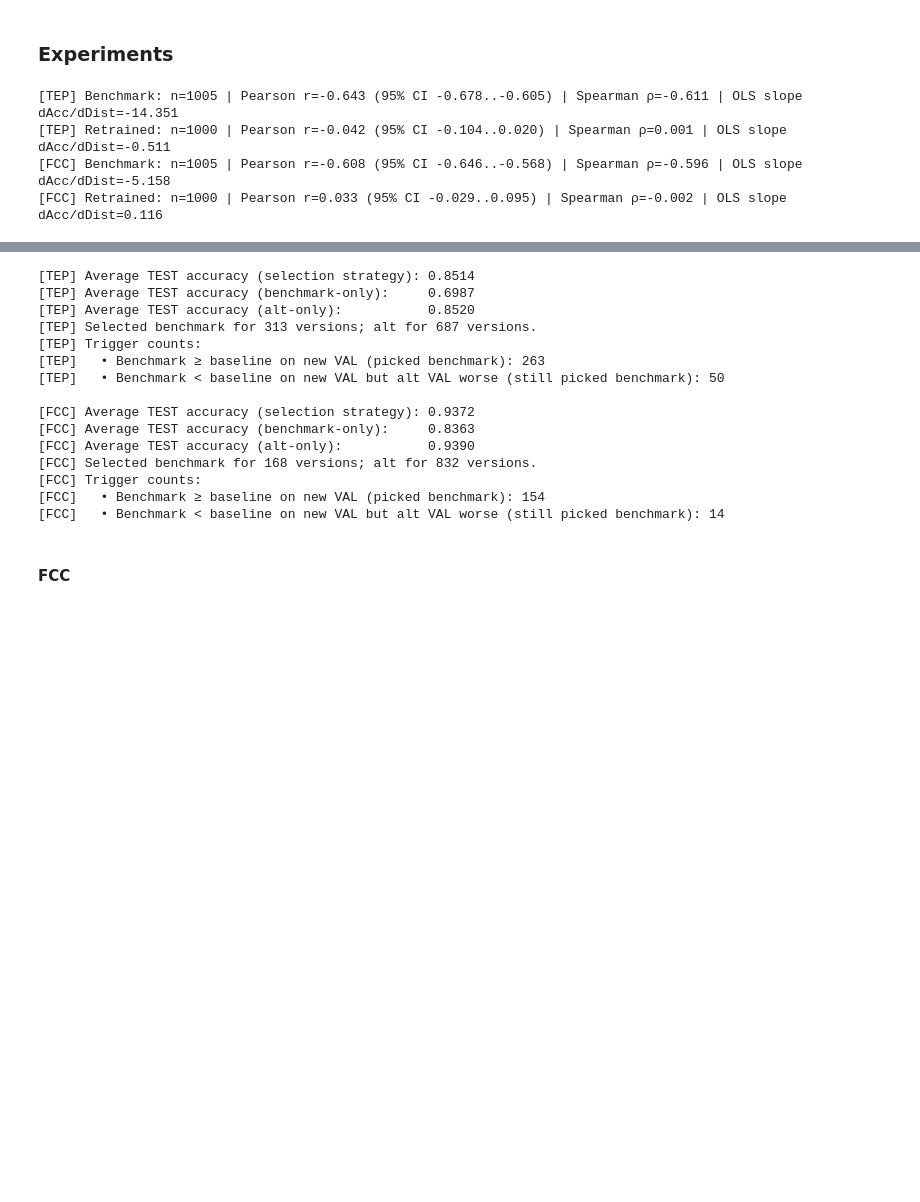
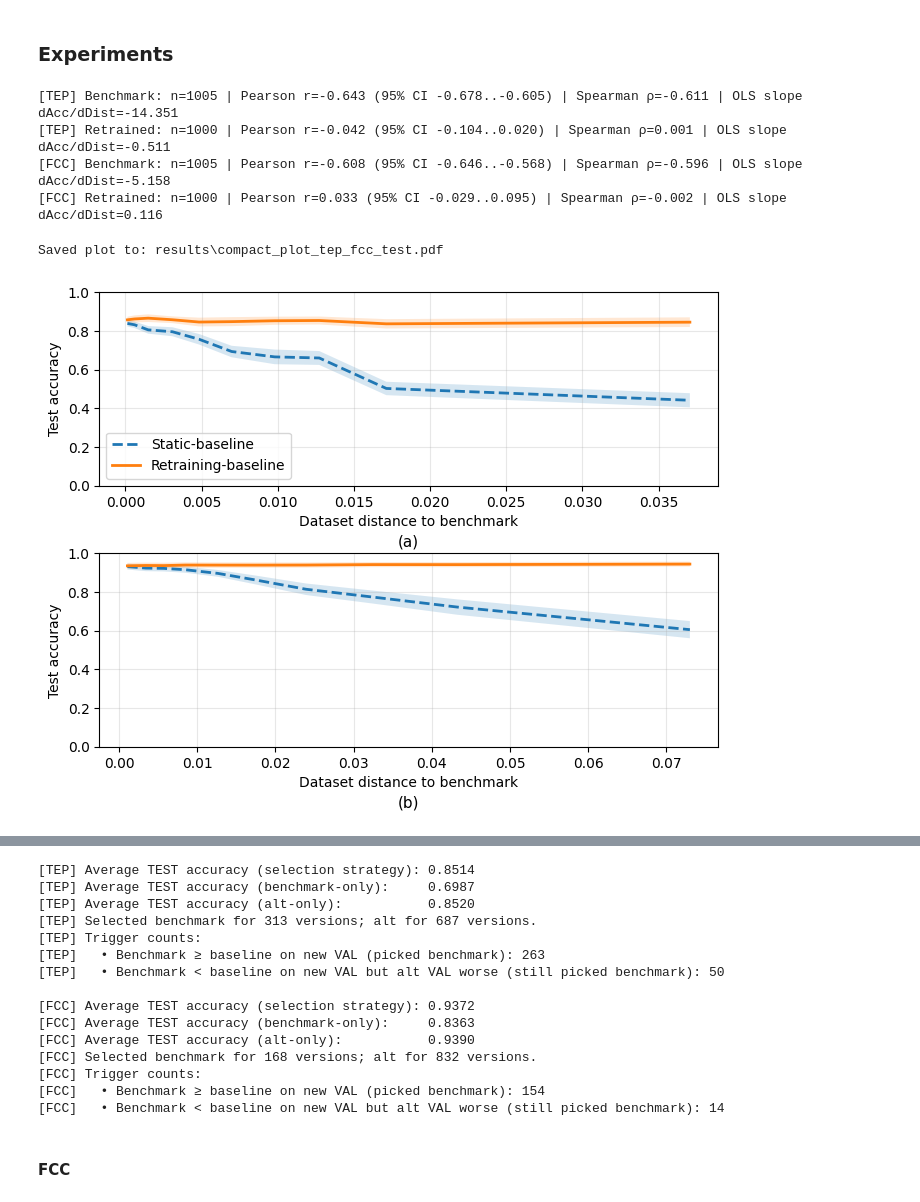
Before and after one commit to GianMan89/ALMA-AFC, a Jupyter notebook: visualization.ipynb, the cells around one changed output, grey strips where cells are left out. Drawn from its saved outputs; the diff is of its cells as text; code cells hidden in the pictures; blank space fills up the shorter version.

Commit message:
Update: new visualizations added

```diff
--- a/visualization.ipynb
+++ b/visualization.ipynb
@@ -515,4 +515,13 @@ def plot_compact(results_dir="results", datasets=("tep","fcc"), split="test", nb
     if handles:
         fig.legend(handles, labels, loc="upper center", ncol=2, bbox_to_anchor=(0.5, 1.02))
     fig.tight_layout()
+
+    try:
+        fname = f"compact_plot_{'_'.join(datasets)}_{split}.svg"
+        save_path = os.path.join(results_dir, fname)
+        fig.savefig(save_path, format="svg", bbox_inches="tight")
+        print(f"Saved plot to: {save_path}")
+    except Exception as e:
+        print(f"[WARN] Could not save SVG: {e}")
+
     plt.show()
@@ -563,6 +743,11 @@ print_cor_stats(results_dir="results", datasets=(["tep", "fcc"]), split="test")
 [TEP] Retrained: n=1000 | Pearson r=-0.042 (95% CI -0.104..0.020) | Spearman ρ=0.001 | OLS slope dAcc/dDist=-0.511
 [FCC] Benchmark: n=1005 | Pearson r=-0.608 (95% CI -0.646..-0.568) | Spearman ρ=-0.596 | OLS slope dAcc/dDist=-5.158
 [FCC] Retrained: n=1000 | Pearson r=0.033 (95% CI -0.029..0.095) | Spearman ρ=-0.002 | OLS slope dAcc/dDist=0.116
+# %%
+plot_compact(results_dir="results", datasets=(["tep", "fcc"]), split="test", nbins=10, y_lim=(0,1), figsize=(7,5))
+# %% [output]
+Saved plot to: results\compact_plot_tep_fcc_test.pdf
+[figure, added]
 # %%
 plot_compact(results_dir="results", datasets=(["tep", "fcc"]), split="test", nbins=10, y_lim=(0,1))
 # %% [output]
```
Also changed, not shown: parts of 2 cells of this notebook.
